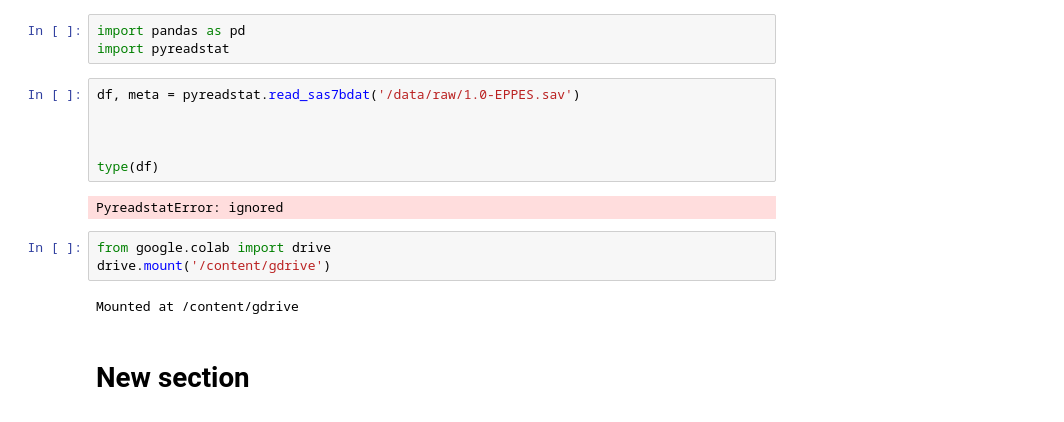
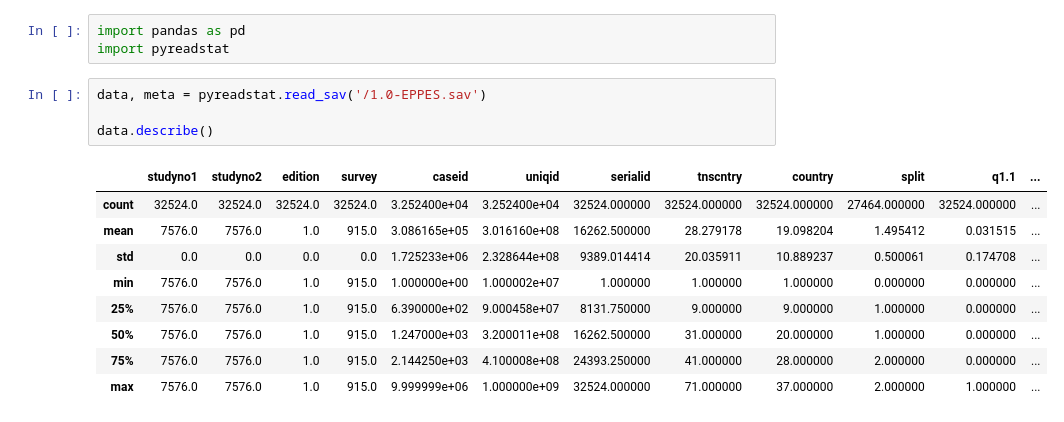
Before and after one commit to OskarKrafft/Machine-Learning-Project, a Jupyter notebook: Data_Exploration.ipynb, the cells around one changed output. Cells and saved outputs as stored; diff of their text form.

```diff
--- a/Data_Exploration.ipynb
+++ b/Data_Exploration.ipynb
@@ -18,17 +18,16 @@ Successfully installed pyreadstat-1.2.0
 import pandas as pd
 import pyreadstat
 # %%
-df, meta = pyreadstat.read_sas7bdat('/data/raw/1.0-EPPES.sav')
+data, meta = pyreadstat.read_sav('/1.0-EPPES.sav')
 
-
-
-type(df)
+data.describe()
 # %% [output]
-PyreadstatError: ignored
+|  | studyno1 | studyno2 | edition | survey | caseid | uniqid | serialid | tnscntry | country | split | q1.1 | ... |
+| count | 32524.0 | 32524.0 | 32524.0 | 32524.0 | 3.252400e+04 | 3.252400e+04 | 32524.000000 | 32524.000000 | 32524.000000 | 27464.000000 | 32524.000000 | ... |
+| mean | 7576.0 | 7576.0 | 1.0 | 915.0 | 3.086165e+05 | 3.016160e+08 | 16262.500000 | 28.279178 | 19.098204 | 1.495412 | 0.031515 | ... |
+| std | 0.0 | 0.0 | 0.0 | 0.0 | 1.725233e+06 | 2.328644e+08 | 9389.014414 | 20.035911 | 10.889237 | 0.500061 | 0.174708 | ... |
+| min | 7576.0 | 7576.0 | 1.0 | 915.0 | 1.000000e+00 | 1.000002e+07 | 1.000000 | 1.000000 | 1.000000 | 0.000000 | 0.000000 | ... |
+| 25% | 7576.0 | 7576.0 | 1.0 | 915.0 | 6.390000e+02 | 9.000458e+07 | 8131.750000 | 9.000000 | 9.000000 | 1.000000 | 0.000000 | ... |
+| 50% | 7576.0 | 7576.0 | 1.0 | 915.0 | 1.247000e+03 | 3.200011e+08 | 16262.500000 | 31.000000 | 20.000000 | 1.000000 | 0.000000 | ... |
+| 75% | 7576.0 | 7576.0 | 1.0 | 915.0 | 2.144250e+03 | 4.100008e+08 | 24393.250000 | 41.000000 | 28.000000 | 2.000000 | 0.000000 | ... |
+| max | 7576.0 | 7576.0 | 1.0 | 915.0 | 9.999999e+06 | 1.000000e+09 | 32524.000000 | 71.000000 | 37.000000 | 2.000000 | 1.000000 | ... |
-# %%
-from google.colab import drive
-drive.mount('/content/gdrive')
-# %% [output]
-Mounted at /content/gdrive
-# %% [markdown]
-# New section
```
Also changed, not shown: parts of 5 cells of this notebook.
